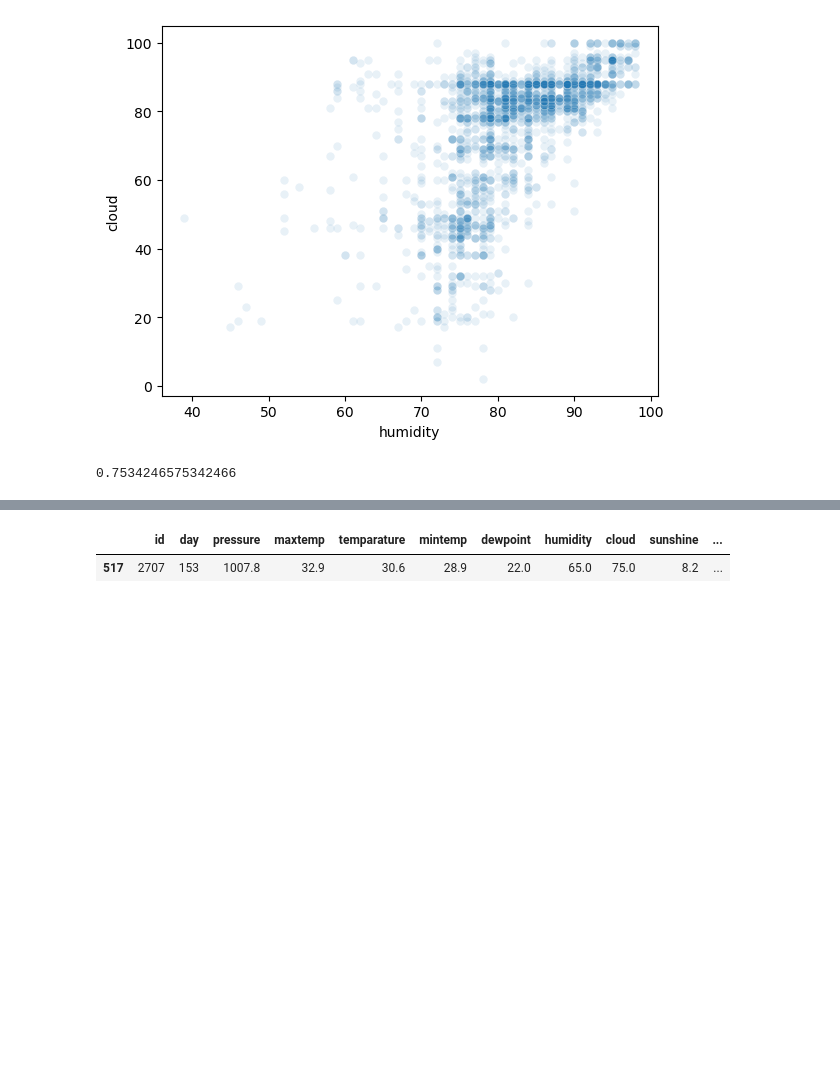
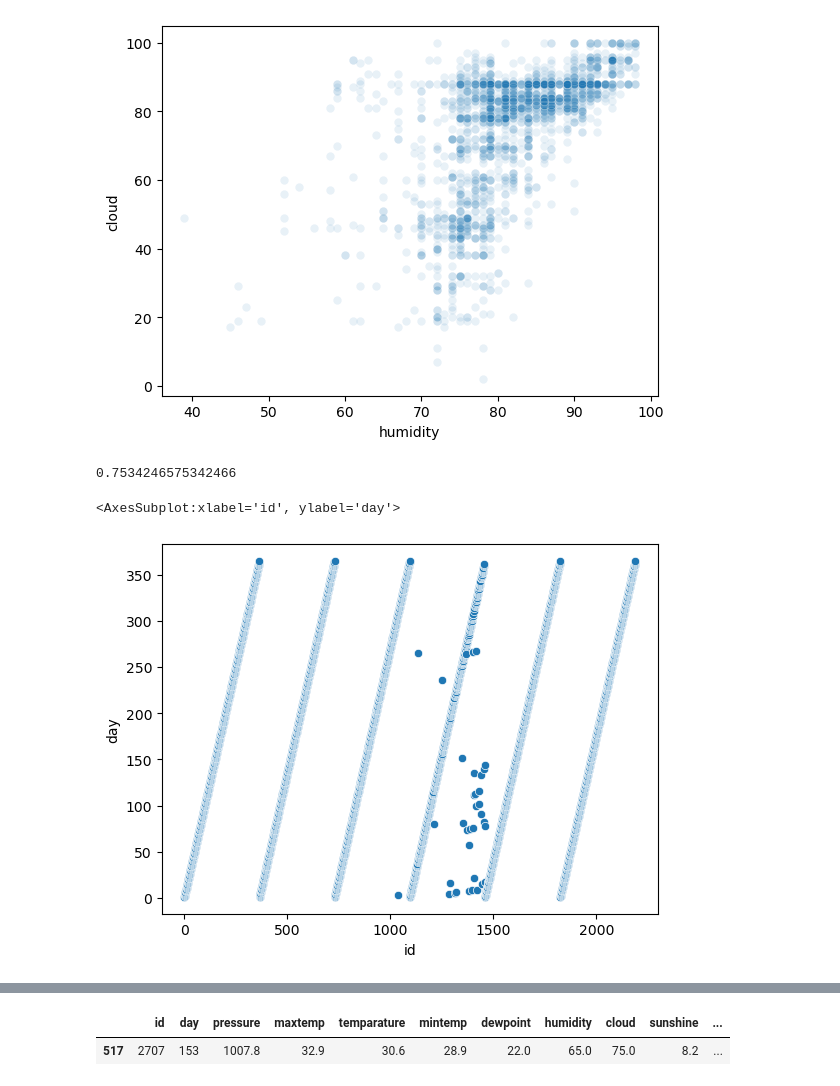
Before and after one commit to richardjana/kaggle, a Jupyter notebook: Playground_Series_5_03--Binary_Prediction_with_a_Rainfall_Dataset/explore_dataset.ipynb, the cells around one changed output, grey strips where cells are left out. Drawn from its saved outputs; the diff is of its cells as text; code cells hidden in the pictures; blank space fills up the shorter version.

Commit message:
suspicious values in day column and how they could be 'fixed'

```diff
--- a/Playground_Series_5_03--Binary_Prediction_with_a_Rainfall_Dataset/explore_dataset.ipynb
+++ b/Playground_Series_5_03--Binary_Prediction_with_a_Rainfall_Dataset/explore_dataset.ipynb
@@ -50,3 +50,9 @@ sns.scatterplot(data=data, x="humidity", y="cloud", alpha=0.1)
 data['rainfall'].mean()
 # %% [output]
 0.7534246575342466
+# %%
+# as noted in the discussions on kaggle, the day column is suspicious! might be worth fixing?
+sns.scatterplot(data=data, x="id", y="day")
+# %% [output]
+<AxesSubplot:xlabel='id', ylabel='day'>
+[figure, added]
```
Also changed, not shown: parts of 2 cells of this notebook.
